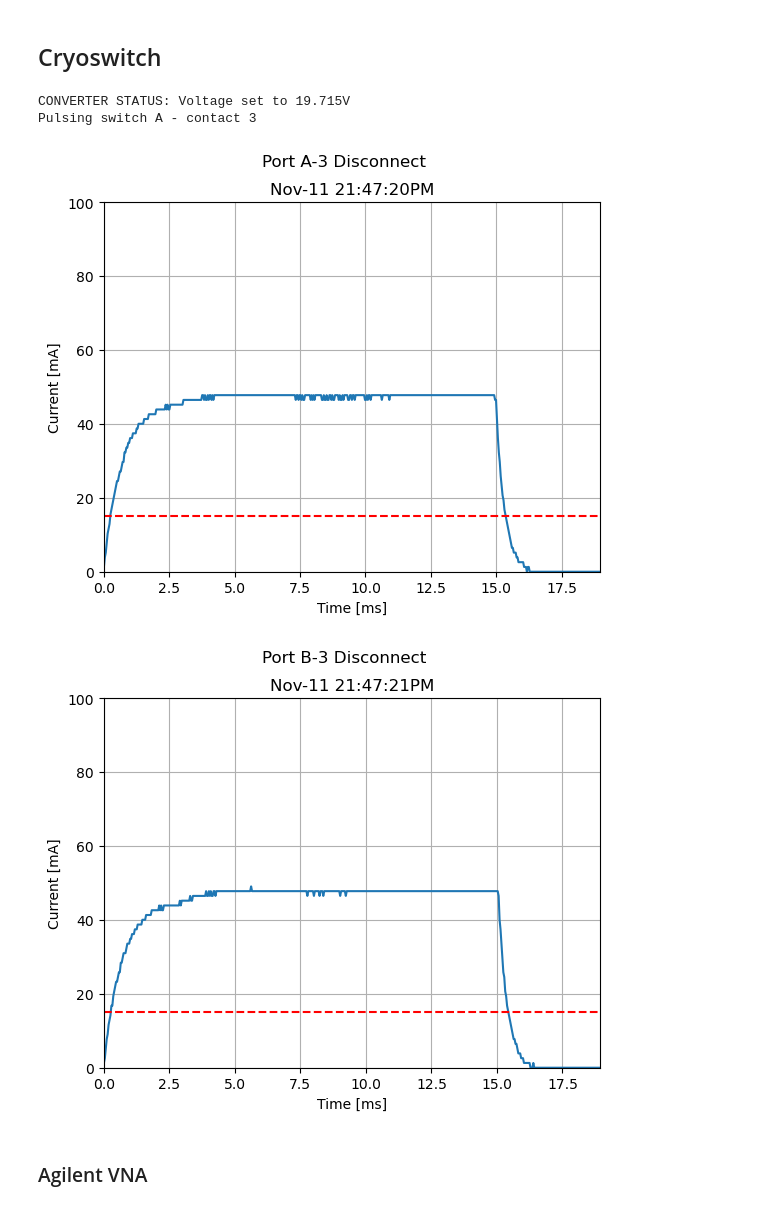
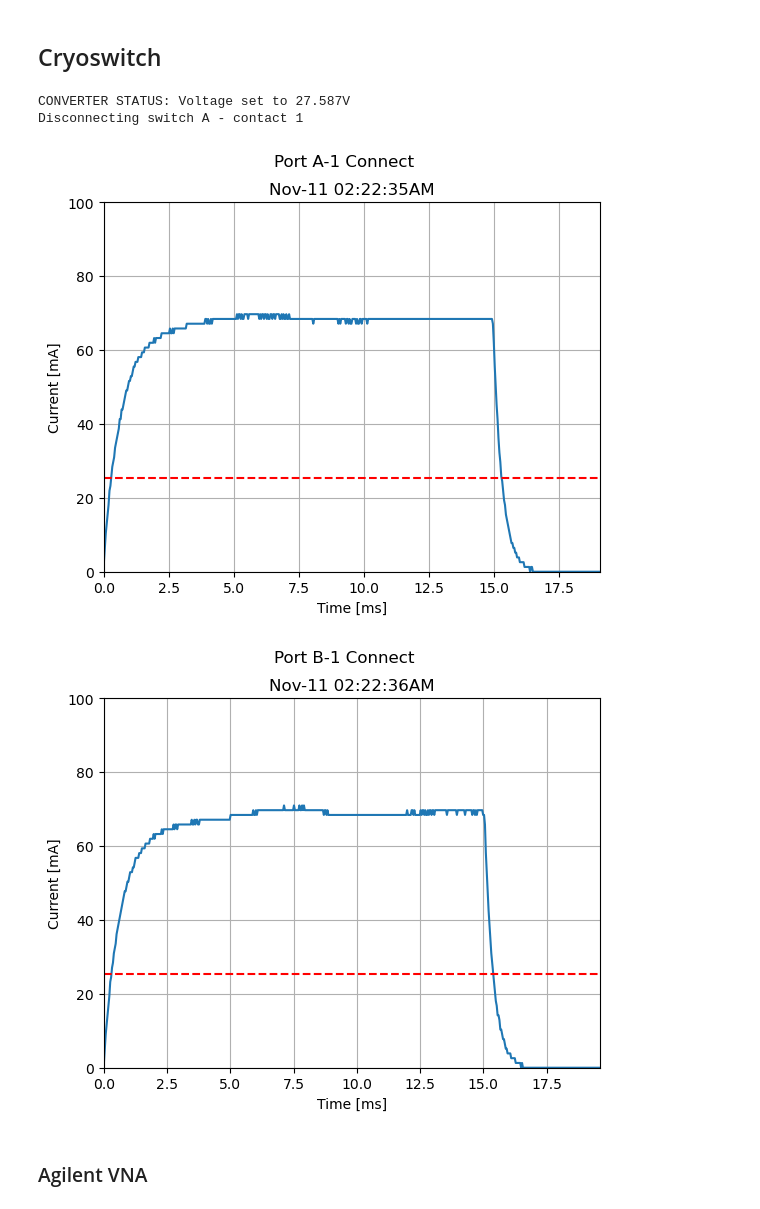
Before and after one commit to Boulder-Cryogenic-Quantum-Testbed/bcqt_hub, a Jupyter notebook: drivers/Instrument_Sandbox.ipynb, the cells around one changed output. Saved outputs shown, nothing was run; the diff lists cells and outputs as text; code cells hidden in the pictures.

```diff
--- a/drivers/Instrument_Sandbox.ipynb
+++ b/drivers/Instrument_Sandbox.ipynb
@@ -34,54 +34,62 @@ if "switch" not in locals():
     switch = Cryoswitch(IP="192.168.0.117")
     switch.start() ## -> Initialization of the internal hardware
     switch.get_pulse_history(pulse_number=5, port='A')      ## -> Show the last 5 pulses send through on port A
-    switch.set_output_voltage(5)                            ## -> Set the output pulse voltage to 5V
+switch.set_output_voltage(28)                            ## -> Set the output pulse voltage to 5V
 
 
 # switch.get_internal_temperature()
 # switch.set_output_voltage(5)                            ## -> Set the output pulse voltage to 5V
 
 # contact_disconnect = int(input("Which contact would you like to DISCONNECT? Enter a number from 1-6:  "))
 # contact_connect = int(input("Which contact would you like to CONNECT? Enter a number from 1-6:   "))
 
 # response = input(f"A pulse will be sent to line {contact_disconnect} to DISCONNECT it- is this correct? [Y/N]")
 # assert response.upper().strip() == "Y".strip()
 
 # response = input(f"A pulse will be sent to line {contact_connect} to CONNECT it- is this correct? [Y/N]")
 # assert response.upper().strip() == "Y".strip()
 
 # response = input(f"\n\nAre the HEMTs and the TWPA off?? Press Enter to send pulses!\n\n")
 
 # assert response.upper().strip() == "Y".strip()
 # print(f"Pulsing switch A - contact {contact_disconnect}")
 # profile = switch.connect(port='A', contact=contact_disconnect)
 # time.sleep(1)
 # profile = switch.connect(port='B', contact=contact_disconnect)
 
 # time.sleep(2)
 
 # assert response.upper().strip() == "Y".strip()
 # print(f"Pulsing switch A - contact {contact_connect}")
 # profile = switch.connect(port='A', contact=contact_connect)
 # time.sleep(1)
 # profile = switch.connect(port='B', contact=contact_connect)
 
-contact_connect = 1
-contact_disconnect = 3
+connect_bool_all = "all"
+disconnect_bool_all = "all"
 
-print(f"Pulsing switch A - contact {contact_disconnect}")
-profile = switch.disconnect(port='A', contact=contact_disconnect)
-time.sleep(1)
-profile = switch.disconnect(port='B', contact=contact_disconnect)
+# contacts_connect = [1, 2, 3, 4, 5, 6] # if contacts_connect != "all"
+contacts_connect = [1]
+contacts_disconnect = []
 
-# print(f"Pulsing switch A - contact {contact_connect}")
-# profile = switch.connect(port='A', contact=contact_connect)
-# time.sleep(1)
-# profile = switch.connect(port='B', contact=contact_connect)
+for connect in contacts_connect:
+    print(f"Connecting switch B - contact {disconnect}")
+    profile = switch.connect(port='A', contact=connect)
+    time.sleep(1)
+    profile = switch.connect(port='B', contact=connect)
+
+    time.sleep(2)
+
+for disconnect in contacts_disconnect:
+    print(f"Disconnecting switch A - contact {connect}")
+    profile = switch.disconnect(port='A', contact=disconnect)
+    time.sleep(1)
+    profile = switch.disconnect(port='B', contact=disconnect)
 # %% [output]
-CONVERTER STATUS: Voltage set to 19.715V
-Pulsing switch A - contact 3
+CONVERTER STATUS: Voltage set to 27.587V
+Disconnecting switch A - contact 1
-[figure, old version]
+[figure, new version]
-[figure, old version]
+[figure, new version]
 # %% [markdown]
 ### Agilent VNA
 # %%
```
